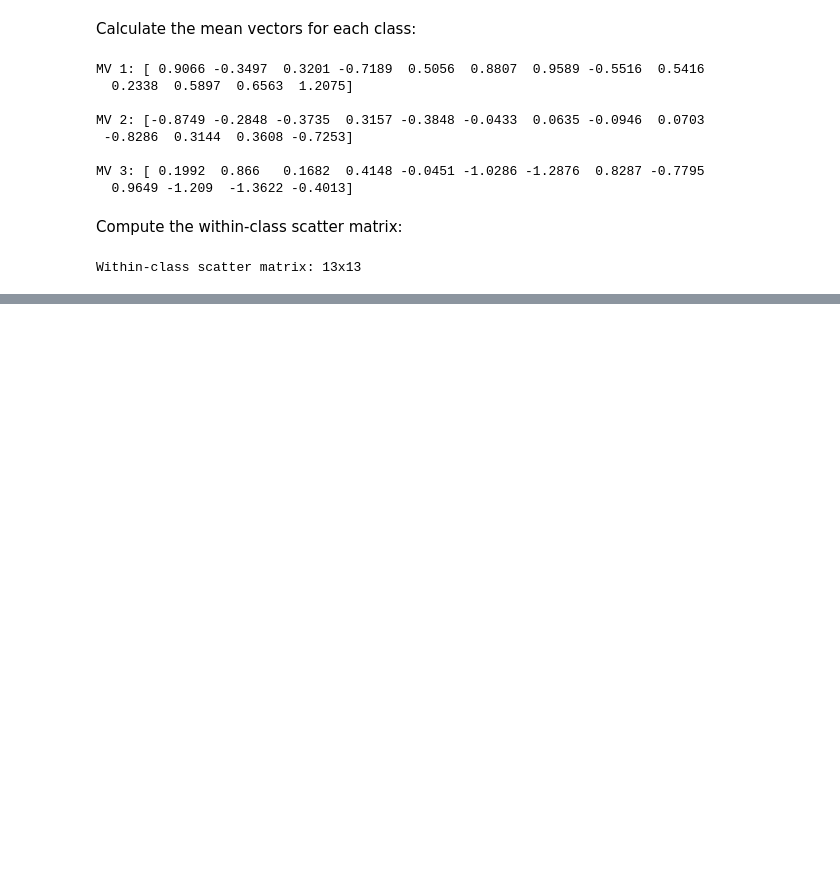
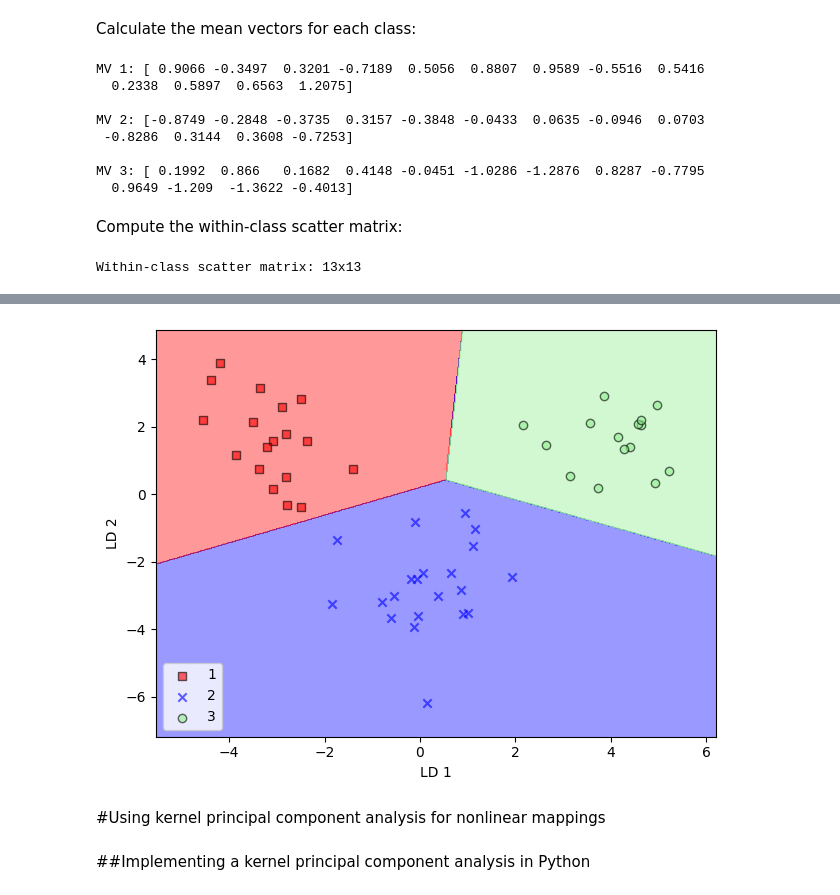
Before and after one commit to AP-BigQ/ML, a Jupyter notebook: Sebastian_PythonML/ch05/ch05.ipynb, the cells around one changed output, grey strips where cells are left out. Saved outputs shown, nothing was run; the diff lists cells and outputs as text; code cells hidden in the pictures; blank space fills up the shorter version.

Commit message:
PCA, LDA, Kernel PCA

```diff
--- a/Sebastian_PythonML/ch05/ch05.ipynb
+++ b/Sebastian_PythonML/ch05/ch05.ipynb
@@ -396,0 +547,16 @@ Within-class scatter matrix: 13x13
+# %%
+X_test_lda = lda.transform(X_test_std)
+
+plot_decision_regions(X_test_lda, y_test, classifier=lr)
+plt.xlabel('LD 1')
+plt.ylabel('LD 2')
+plt.legend(loc='lower left')
+plt.tight_layout()
+# plt.savefig('images/05_10.png', dpi=300)
+plt.show()
+# %% [output]
+[figure, added]
+# %% [markdown]
+#Using kernel principal component analysis for nonlinear mappings
+# %% [markdown]
+##Implementing a kernel principal component analysis in Python
```
Also changed, not shown: parts of 44 cells of this notebook.
